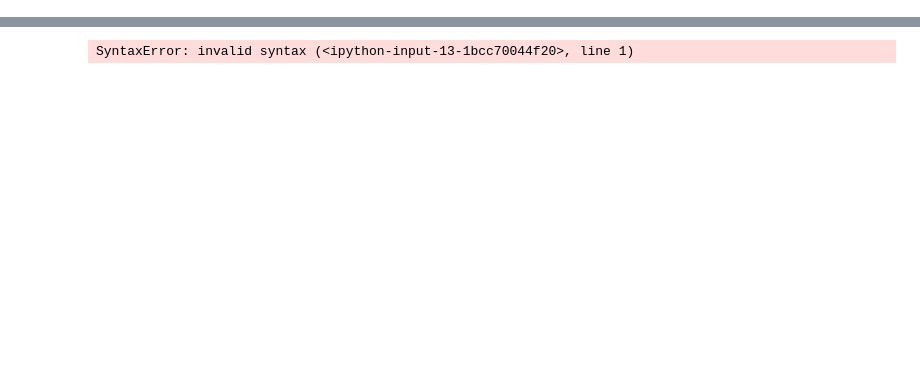
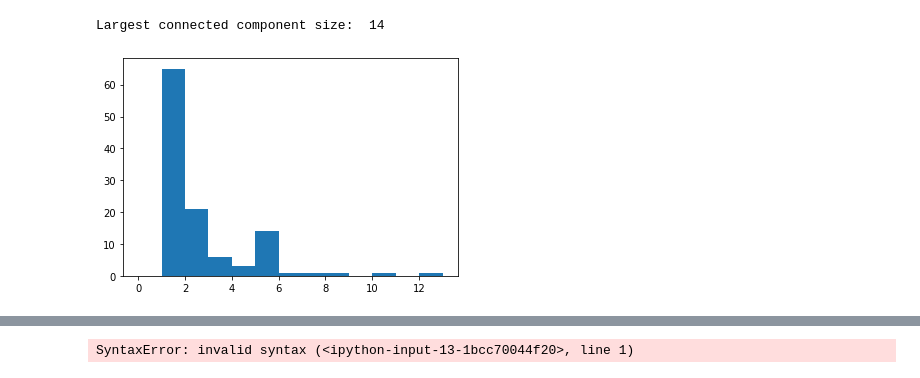
Before and after one commit to ch9nuk9/wbfm, a Jupyter notebook: example-feature-workflow/feature_alignment/Reference_pipeline_tests.ipynb, the cells around one changed output, grey strips where cells are left out. Saved outputs shown, nothing was run; the diff lists cells and outputs as text; code cells hidden in the pictures; blank space fills up the shorter version.

```diff
--- a/example-feature-workflow/feature_alignment/Reference_pipeline_tests.ipynb
+++ b/example-feature-workflow/feature_alignment/Reference_pipeline_tests.ipynb
@@ -102,0 +152,35 @@ for f0 in this_f0:
+# %%
+def get_subgraph_with_strong_weights(DG, min_weight):
+    #G = nx.from_numpy_matrix(DG, parallel_edges=False)
+    G = DG.copy()
+    edge_weights = nx.get_edge_attributes(G,'weight')
+    G.remove_edges_from((e for e, w in edge_weights.items() if w < min_weight))
+    return G
+
+def calc_connected_components(DG):
+    all_neurons = list(nx.strongly_connected_components(DG))
+    all_len = [len(c) for c in all_neurons]
+    #print(all_len)
+    big_comp = np.argmax(all_len)
+    print("Largest connected component size: ", max(all_len))
+    #print(big_comp)
+    big_DG = DG.subgraph(all_neurons[big_comp])
+
+    return big_DG, all_len
+
+def plot_degree_hist(DG):
+    import collections
+
+    degree_sequence = sorted([d for n, d in DG.degree()], reverse=True)  # degree sequence
+    degreeCount = collections.Counter(degree_sequence)
+    deg, cnt = zip(*degreeCount.items())
+
+    fig, ax = plt.subplots()
+    plt.bar(deg, cnt, width=0.80, color="b")
+# %%
+G = get_subgraph_with_strong_weights(DG, 0.0)
+big_G, all_sz = calc_connected_components(G)
+plt.hist(all_sz, bins=list(range(max(all_sz))));
+# %% [output]
+Largest connected component size:  14
+[figure, added]
```
Also changed, not shown: parts of 20 cells of this notebook.
